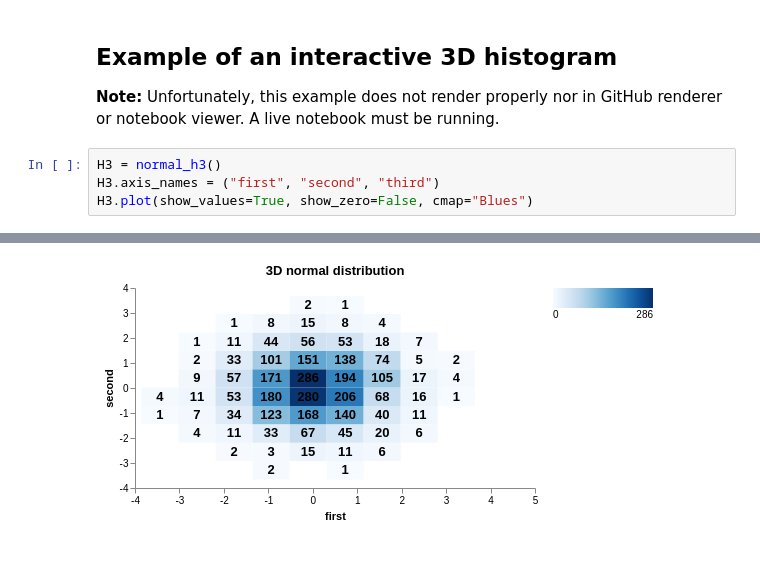
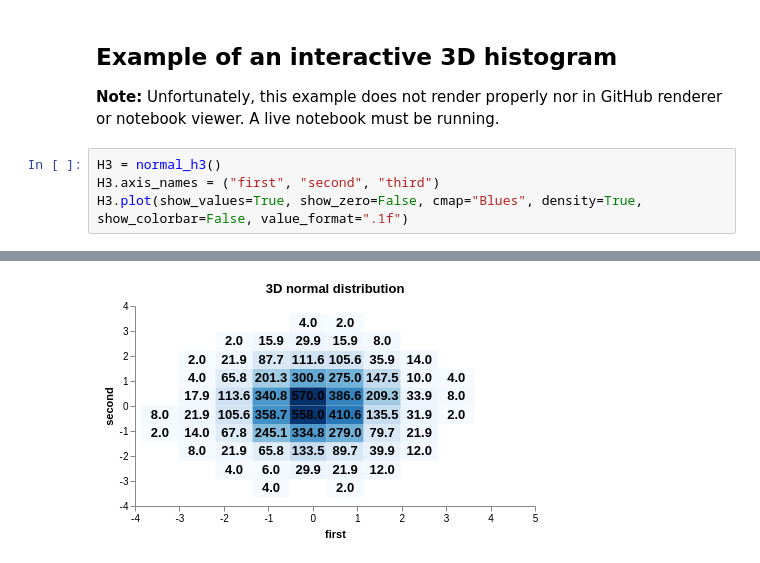
Before and after one commit to janpipek/physt, a Jupyter notebook: doc/vega-examples.ipynb, the cells around one changed output, grey strips where cells are left out. Saved outputs shown, nothing was run; the diff lists cells and outputs as text.

```diff
--- a/doc/vega-examples.ipynb
+++ b/doc/vega-examples.ipynb
@@ -38,7 +38,7 @@ H2.plot(cmap="YellowGreen", show_values=True, height=333, width=333, show_zero=F
 # %%
 H3 = normal_h3()
 H3.axis_names = ("first", "second", "third")
-H3.plot(show_values=True, show_zero=False, cmap="Blues")
+H3.plot(show_values=True, show_zero=False, cmap="Blues", density=True, show_colorbar=False, value_format=".1f")
 # %% [output]
 [interactive output not drawn]
-[figure, old version]
+[figure, new version]
```
Also changed, not shown: parts of 1 cell of this notebook, 1 other file.
